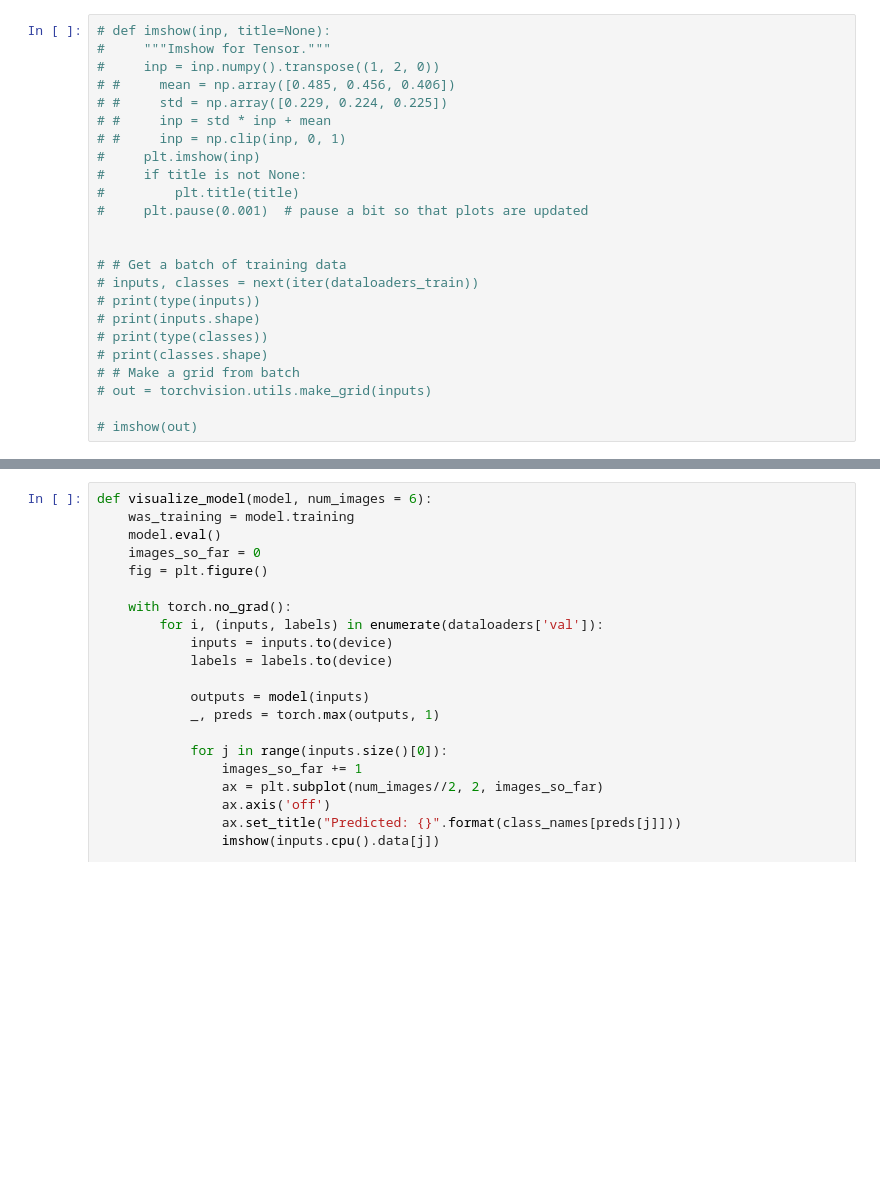
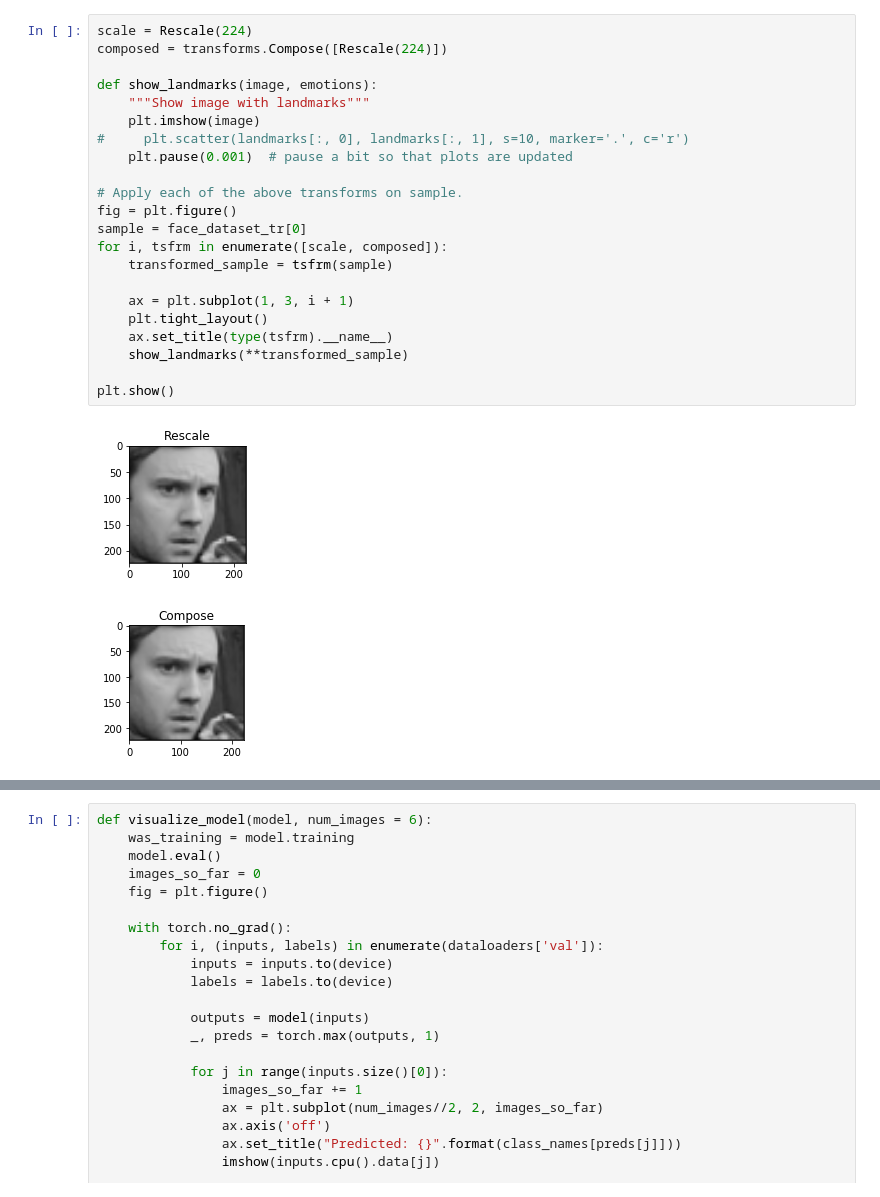
Before and after one commit to vlgiitr/Group-Level-Emotion-Recognition, a Jupyter notebook: Non-Aligned_Model_FERPlus_pre-trained.ipynb, the cells around one changed output, grey strips where cells are left out. Drawn from its saved outputs; the diff is of its cells as text; blank space fills up the shorter version.

```diff
--- a/Non-Aligned_Model_FERPlus_pre-trained.ipynb
+++ b/Non-Aligned_Model_FERPlus_pre-trained.ipynb
@@ -148,24 +218,25 @@ for i in range(len(face_dataset_valid)):
-# %%
-# def imshow(inp, title=None):
-#     """Imshow for Tensor."""
-#     inp = inp.numpy().transpose((1, 2, 0))
-# #     mean = np.array([0.485, 0.456, 0.406])
-# #     std = np.array([0.229, 0.224, 0.225])
-# #     inp = std * inp + mean
-# #     inp = np.clip(inp, 0, 1)
-#     plt.imshow(inp)
-#     if title is not None:
-#         plt.title(title)
-#     plt.pause(0.001)  # pause a bit so that plots are updated
-
-
-# # Get a batch of training data
-# inputs, classes = next(iter(dataloaders_train))
-# print(type(inputs))
-# print(inputs.shape)
-# print(type(classes))
-# print(classes.shape)
-# # Make a grid from batch
-# out = torchvision.utils.make_grid(inputs)
-
-# imshow(out)
+# %%
+scale = Rescale(224)
+composed = transforms.Compose([Rescale(224)])
+
+def show_landmarks(image, emotions):
+    """Show image with landmarks"""
+    plt.imshow(image)
+#     plt.scatter(landmarks[:, 0], landmarks[:, 1], s=10, marker='.', c='r')
+    plt.pause(0.001)  # pause a bit so that plots are updated
+
+# Apply each of the above transforms on sample.
+fig = plt.figure()
+sample = face_dataset_tr[0]
+for i, tsfrm in enumerate([scale, composed]):
+    transformed_sample = tsfrm(sample)
+
+    ax = plt.subplot(1, 3, i + 1)
+    plt.tight_layout()
+    ax.set_title(type(tsfrm).__name__)
+    show_landmarks(**transformed_sample)
+
+plt.show()
+# %% [output]
+[figure, added]
+[figure, added]
```
Also changed, not shown: parts of 18 cells of this notebook.
